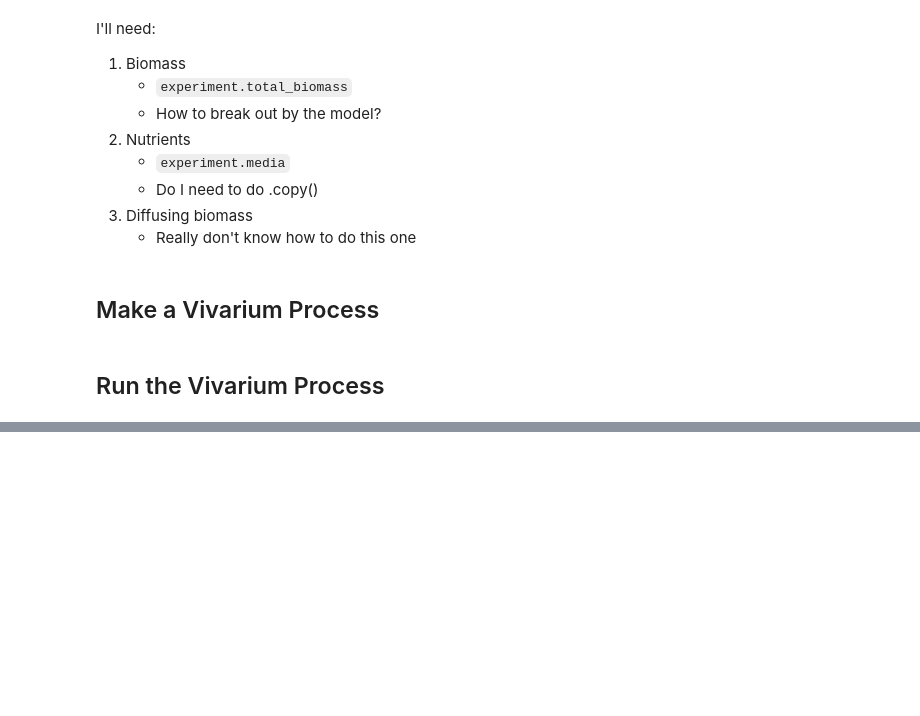
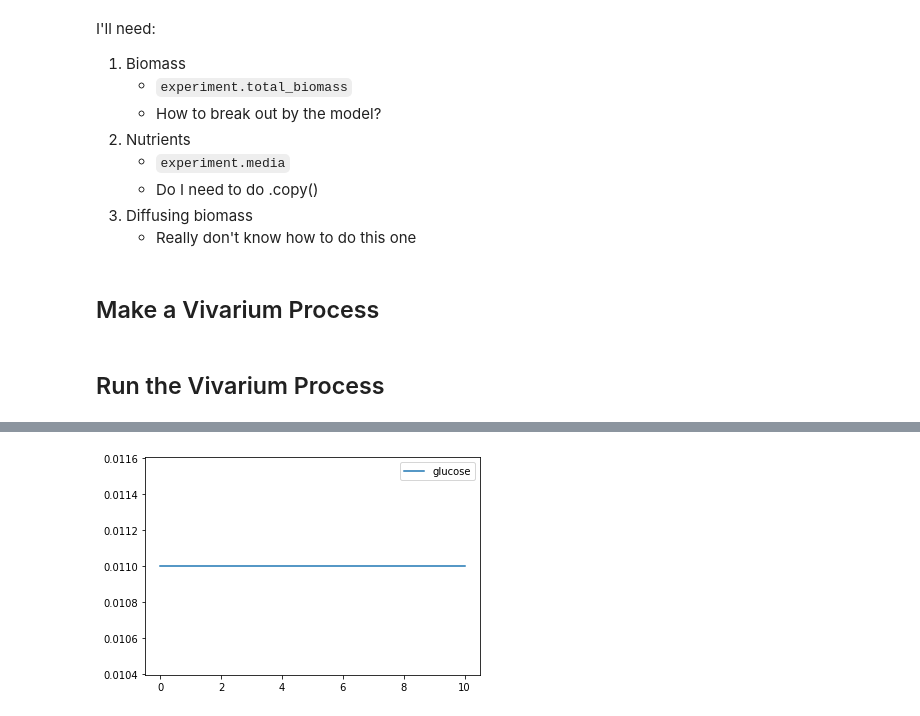
Before and after one commit to segrelab/vivarium-comets, a Jupyter notebook: dev.ipynb, the cells around one changed output, grey strips where cells are left out. Drawn from its saved outputs; the diff is of its cells as text; code cells hidden in the pictures; blank space fills up the shorter version.

```diff
--- a/dev.ipynb
+++ b/dev.ipynb
@@ -406,0 +415,6 @@ plt.plot(comets_output['Biomass']['ecoli_biomass'], comets_output['time'])
+# %%
+plt.plot(comets_output['time'], comets_output['Metabolites']['glc__D_e'], label = "glucose")
+plt.legend()
+plt.show()
+# %% [output]
+[figure, added]
```
Also changed, not shown: parts of 9 cells of this notebook.
